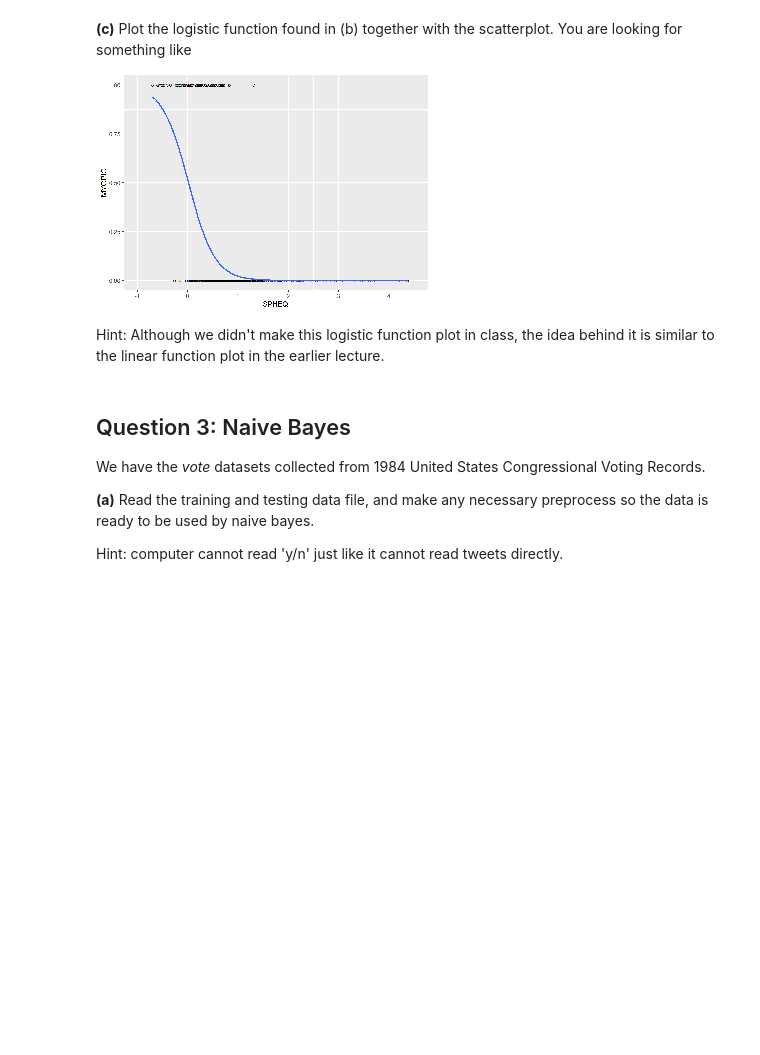
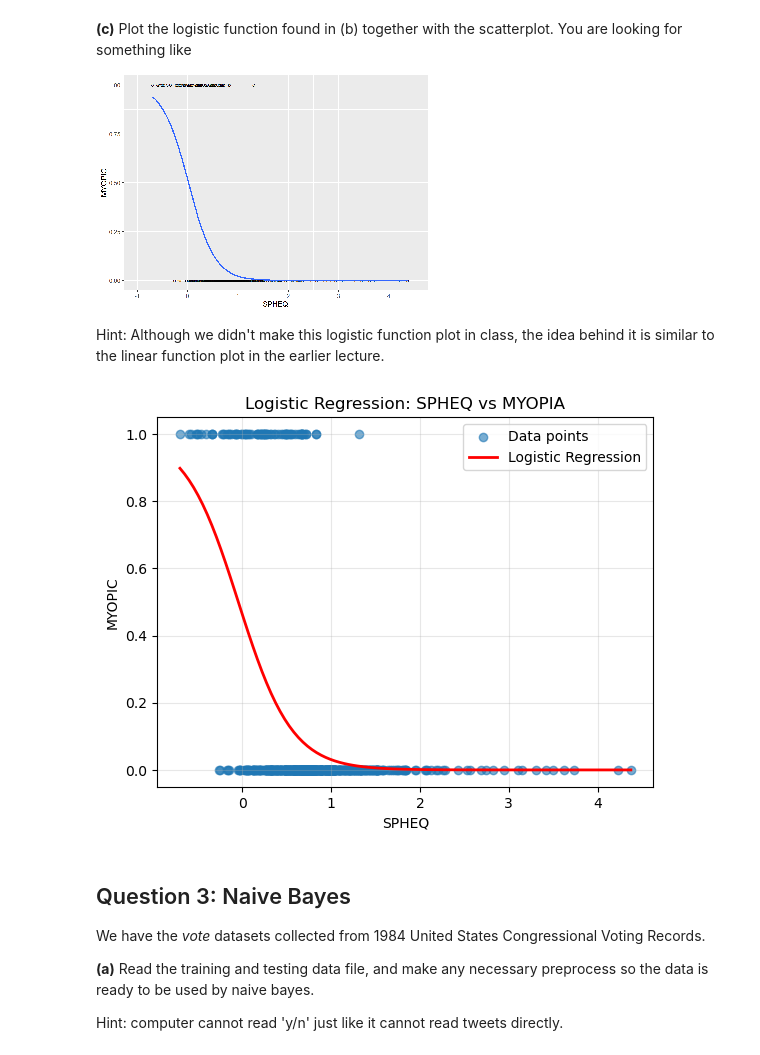
Before and after one commit to ginobenitez/STA4724, a Jupyter notebook: Homeworks/HW3/Homework 3.ipynb, the cells around one changed output. Drawn from its saved outputs; the diff is of its cells as text; code cells hidden in the pictures; blank space fills up the shorter version.

```diff
--- a/Homeworks/HW3/Homework 3.ipynb
+++ b/Homeworks/HW3/Homework 3.ipynb
@@ -133,6 +131,31 @@ LogisticRegression()
 ![image.png](attachment:image.png)
 
 Hint: Although we didn't make this logistic function plot in class, the idea behind it is similar to the linear function plot in the earlier lecture.
+# %%
+import numpy as np
+import matplotlib.pyplot as plt
+
+# Create a range of SPHEQ values for smooth curve
+spheq_range = np.linspace(myopia['SPHEQ'].min(), myopia['SPHEQ'].max(), 100)
+spheq_range = spheq_range.reshape(-1, 1)
+
+# Get predictions from the logistic regression model
+probabilities = log_reg.predict_proba(spheq_range)[:, 1]  # Get probability of class 1
+
+plt.scatter(myopia['SPHEQ'], myopia['MYOPIC'], alpha=0.6, label='Data points')
+
+# Plot logistic curve
+plt.plot(spheq_range.flatten(), probabilities, 'r-', linewidth=2, label='Logistic Regression')
+
+# Add labels and legend
+plt.xlabel('SPHEQ')
+plt.ylabel('MYOPIC')
+plt.title('Logistic Regression: SPHEQ vs MYOPIA')
+plt.legend()
+plt.grid(True, alpha=0.3)
+plt.show()
+# %% [output]
+[figure, added]
 # %% [markdown]
 ## Question 3: Naive Bayes
 We have the *vote* datasets collected from 1984 United States Congressional Voting Records.
```
Also changed, not shown: parts of 2 cells of this notebook.
